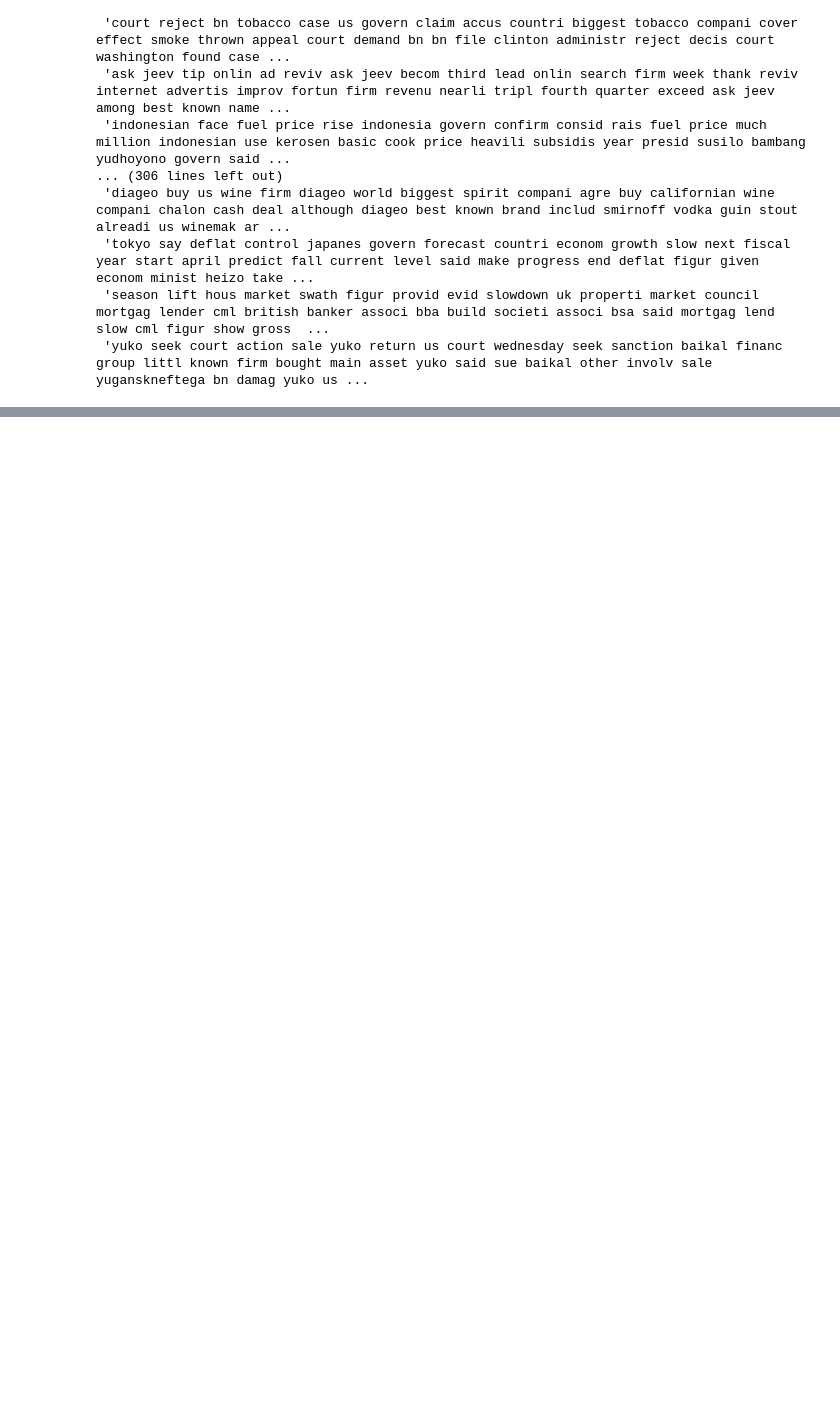
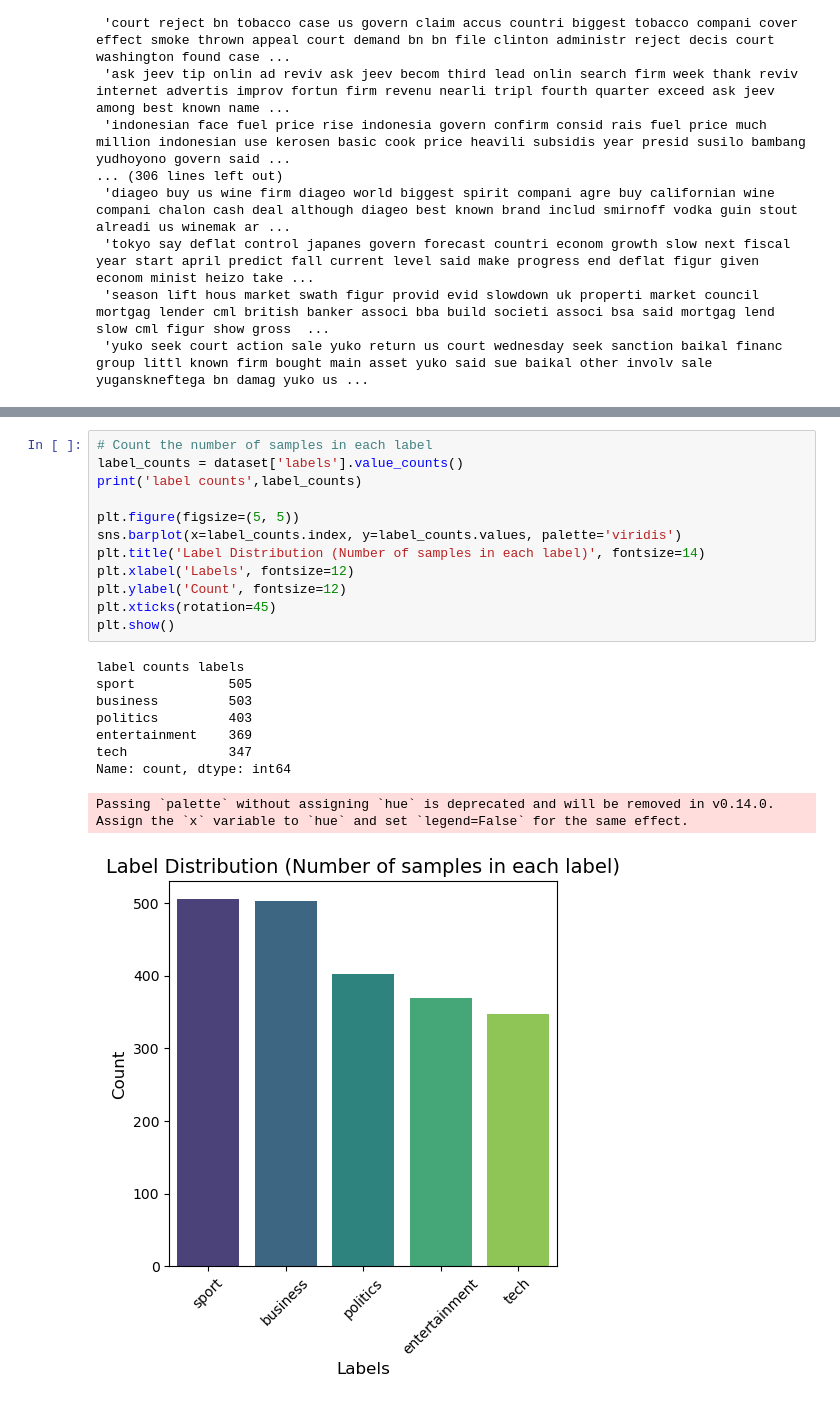
Before and after one commit to skippy2008-cloud/SDS-CP016-news-article-classification, a Jupyter notebook: notebooks/rajat-thakur/rajat-thakur-CP16-news-article.ipynb, the cells around one changed output, grey strips where cells are left out. Drawn from its saved outputs; the diff is of its cells as text; blank space fills up the shorter version.

```diff
--- a/notebooks/rajat-thakur/rajat-thakur-CP16-news-article.ipynb
+++ b/notebooks/rajat-thakur/rajat-thakur-CP16-news-article.ipynb
@@ -85,0 +133,22 @@ corpus
+# %%
+# Count the number of samples in each label
+label_counts = dataset['labels'].value_counts()
+print('label counts',label_counts)
+
+plt.figure(figsize=(5, 5))
+sns.barplot(x=label_counts.index, y=label_counts.values, palette='viridis')
+plt.title('Label Distribution (Number of samples in each label)', fontsize=14)
+plt.xlabel('Labels', fontsize=12)
+plt.ylabel('Count', fontsize=12)
+plt.xticks(rotation=45)
+plt.show()
+# %% [output]
+label counts labels
+sport            505
+business         503
+politics         403
+entertainment    369
+tech             347
+Name: count, dtype: int64
+Passing `palette` without assigning `hue` is deprecated and will be removed in v0.14.0. Assign the `x` variable to `hue` and set `legend=False` for the same effect.
+[figure, added]
```
Also changed, not shown: parts of 17 cells of this notebook.
